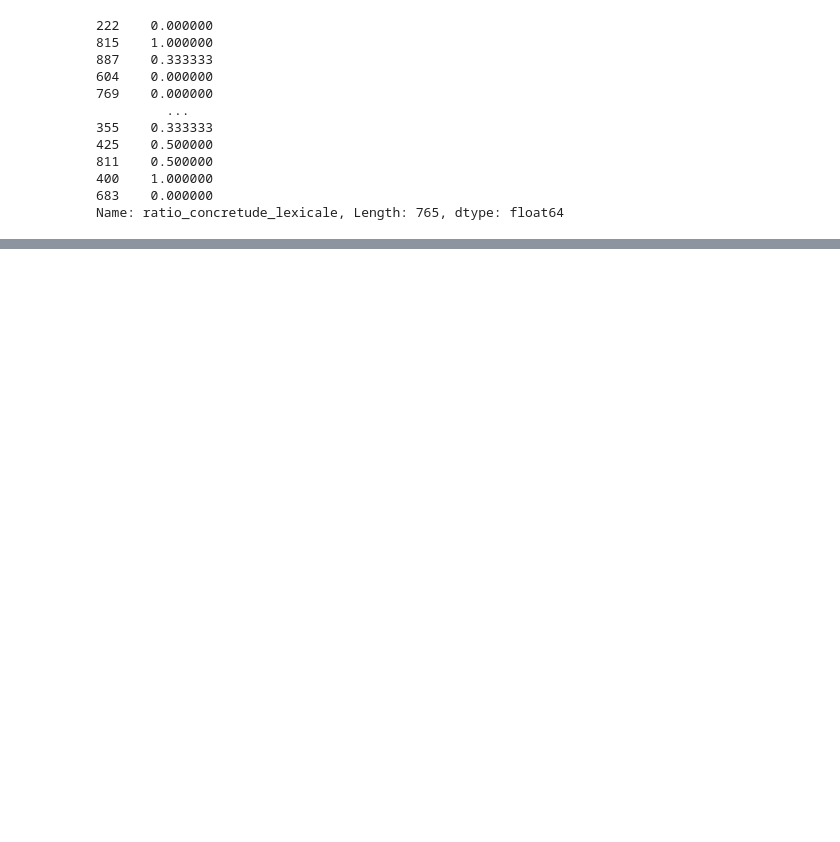
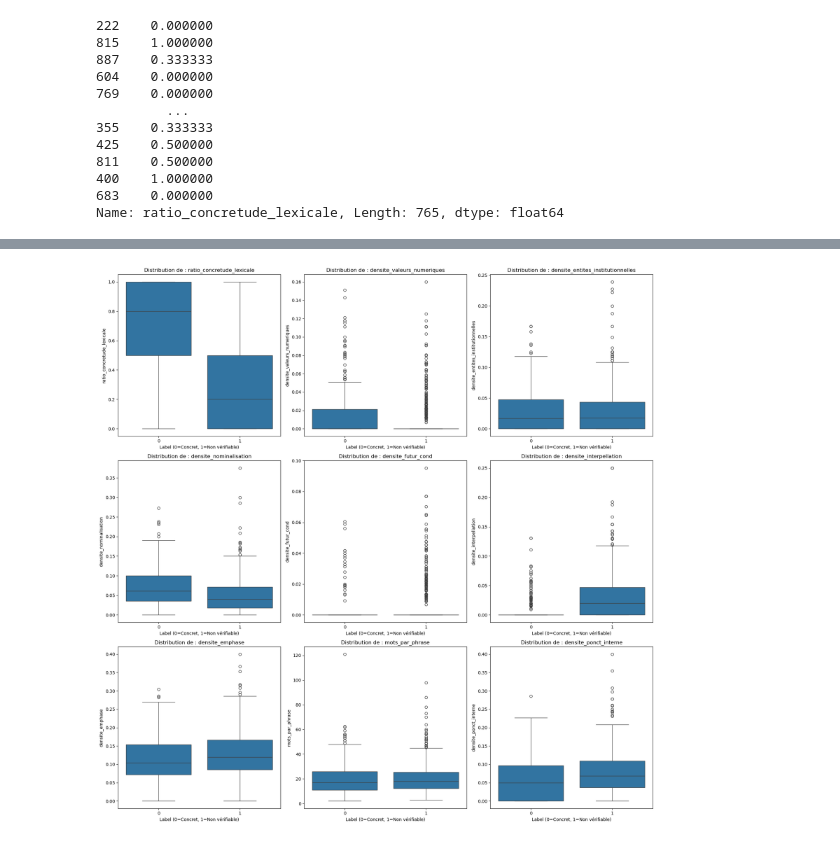
Before and after one commit to Julien-website/NLP_ENSAE_Project, a Jupyter notebook: notebook JL.ipynb, the cells around one changed output, grey strips where cells are left out. Cells and saved outputs as stored; diff of their text form; code cells hidden in the pictures; blank space fills up the shorter version.

Commit message:
suite data viz

```diff
--- a/notebook JL.ipynb
+++ b/notebook JL.ipynb
@@ -330,0 +422,32 @@ Name: ratio_concretude_lexicale, Length: 765, dtype: float64
+# %%
+
+features_a_plotter = [
+    'ratio_concretude_lexicale',
+    "densite_valeurs_numeriques",
+        "densite_entites_institutionnelles",
+        "densite_nominalisation",
+        "densite_futur_cond",
+        "densite_interpellation",
+        "densite_emphase",
+        "mots_par_phrase",
+        "densite_ponct_interne"
+]
+
+fig, axes = plt.subplots(3, 3, figsize=(18, 18))
+axes = axes.flatten()
+
+for i, feature in enumerate(features_a_plotter):
+    sns.boxplot(
+        data=df_train,
+        x='Label',
+        y=feature,
+        ax=axes[i]
+        # palette={0: "lightblue", 1: "lightsalmon"}
+    )
+    axes[i].set_title(f"Distribution de : {feature}")
+    axes[i].set_xlabel("Label (0=Concret, 1=Non vérifiable)")
+
+plt.tight_layout()
+plt.show()
+# %% [output]
+[figure, added]
```
Also changed, not shown: parts of 14 cells of this notebook, 1 other file.
